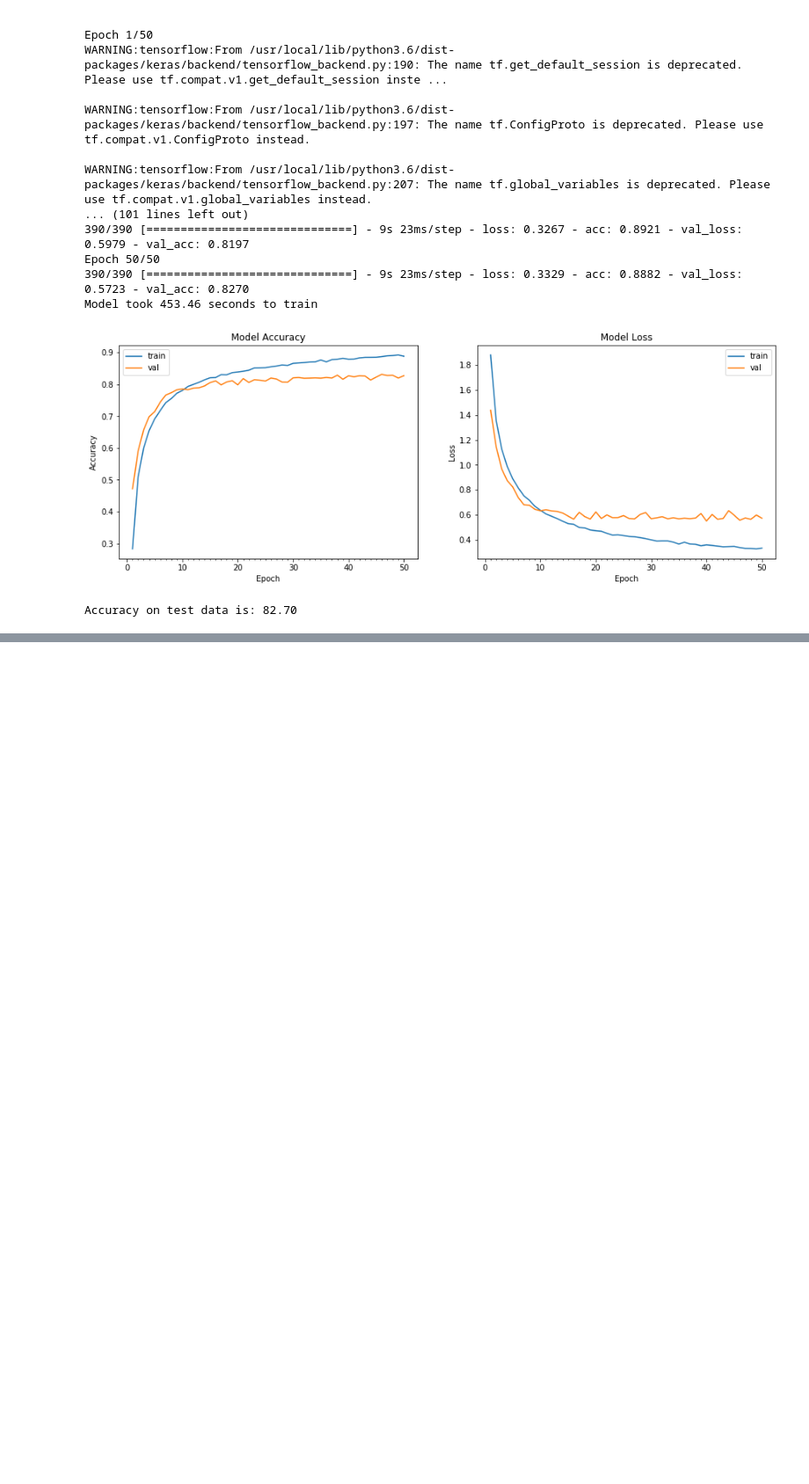
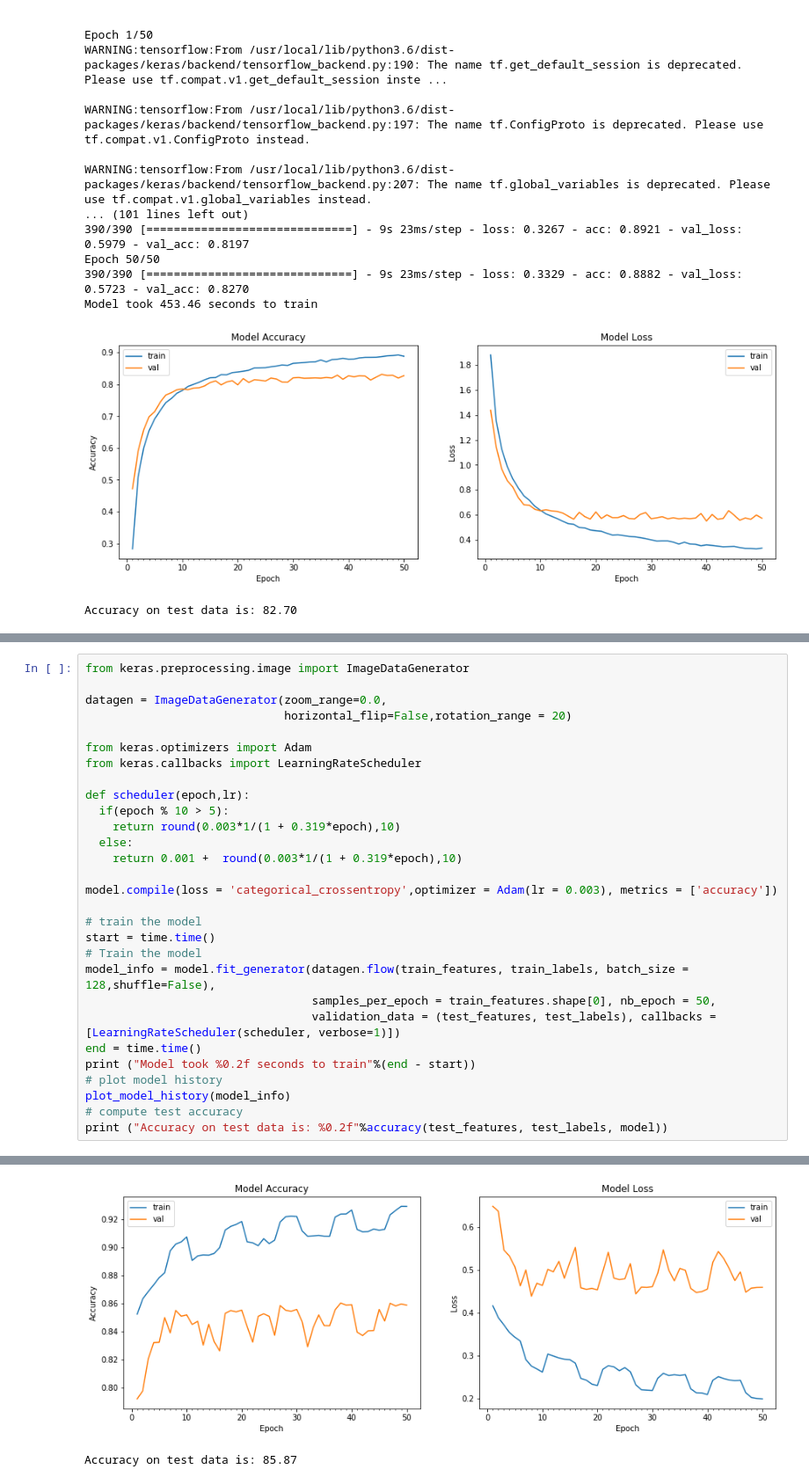
Before and after one commit to kateprashant/TSAI_Repository, a Jupyter notebook: Assignment_3.ipynb, the cells around one changed output, grey strips where cells are left out. Shown: that part at 88% size. Cells and saved outputs as stored; diff of their text form; blank space fills up the shorter version.

```diff
--- a/Assignment_3.ipynb
+++ b/Assignment_3.ipynb
@@ -184,0 +285,30 @@ Accuracy on test data is: 82.70
+# %%
+from keras.preprocessing.image import ImageDataGenerator
+
+datagen = ImageDataGenerator(zoom_range=0.0,
+                             horizontal_flip=False,rotation_range = 20)
+
+from keras.optimizers import Adam
+from keras.callbacks import LearningRateScheduler
+
+def scheduler(epoch,lr):
+  if(epoch % 10 > 5):
+    return round(0.003*1/(1 + 0.319*epoch),10)
+  else:
+    return 0.001 +  round(0.003*1/(1 + 0.319*epoch),10)
+
+model.compile(loss = 'categorical_crossentropy',optimizer = Adam(lr = 0.003), metrics = ['accuracy'])
+
+# train the model
+start = time.time()
+# Train the model
+model_info = model.fit_generator(datagen.flow(train_features, train_labels, batch_size = 128,shuffle=False),
+                                 samples_per_epoch = train_features.shape[0], nb_epoch = 50,
+                                 validation_data = (test_features, test_labels), callbacks = [LearningRateScheduler(scheduler, verbose=1)])
+end = time.time()
+print ("Model took %0.2f seconds to train"%(end - start))
+# plot model history
+plot_model_history(model_info)
+# compute test accuracy
+print ("Accuracy on test data is: %0.2f"%accuracy(test_features, test_labels, model))
+# %% [output]
@@ -184,0 +332,2 @@ Accuracy on test data is: 82.70
+[figure, added]
+Accuracy on test data is: 85.87
```
Also changed, not shown: parts of 3 cells of this notebook.
